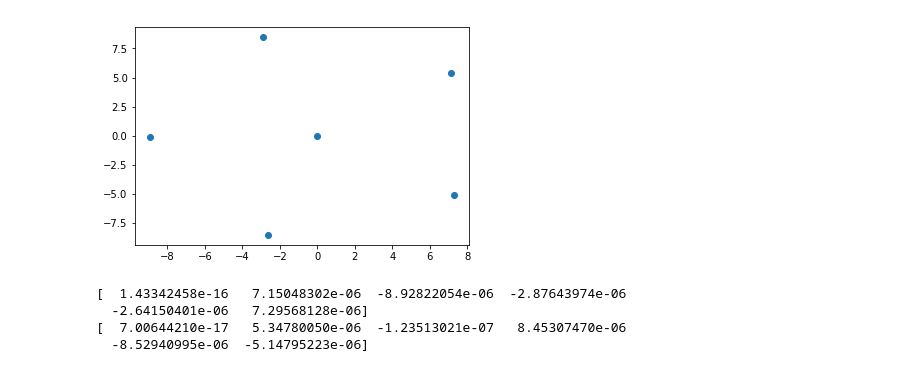
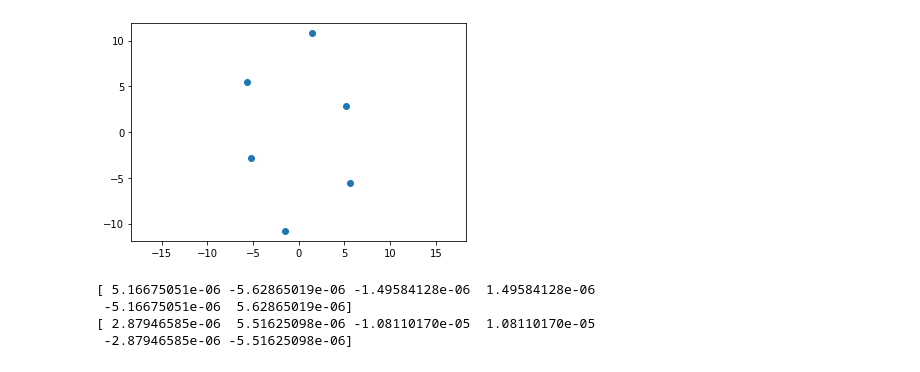
Before and after one commit to jzaris/cold-atoms-c, a Jupyter notebook: ModeAnalysisNotebook.ipynb, the cells around one changed output. Cells and saved outputs as stored; diff of their text form; code cells hidden in the pictures.

```diff
--- a/ModeAnalysisNotebook.ipynb
+++ b/ModeAnalysisNotebook.ipynb
@@ -7,7 +7,7 @@ import numpy as np
 num_ions=6
 mass_amu=9.012182
 vtrap=(0.0, -1750.0, -1970.0)
-v_wall=0.
+v_wall=300.
 frot=180000
 method='bfgs'
 frot_kHz = 1e-3*frot
@@ -23,16 +23,18 @@ ma_instance.run()
 # %%
 pos = ma_instance.uE
 # %%
-plt.scatter(pos[0:ma_instance.Nion]*1e6,pos[ma_instance.Nion:]*1e6)
+ax = plt.subplot()
+ax.axis('equal')
+ax.scatter(pos[0:ma_instance.Nion]*1e6,pos[ma_instance.Nion:]*1e6)
 plt.show()
 print(pos[:num_ions])
 print(pos[num_ions:])
 # %% [output]
-[figure, old version]
+[figure, new version]
-[  1.43342458e-16   7.15048302e-06  -8.92822054e-06  -2.87643974e-06
-  -2.64150401e-06   7.29568128e-06]
-[  7.00644210e-17   5.34780050e-06  -1.23513021e-07   8.45307470e-06
-  -8.52940995e-06  -5.14795223e-06]
+[ 5.16675051e-06 -5.62865019e-06 -1.49584128e-06  1.49584128e-06
+ -5.16675051e-06  5.62865019e-06]
+[ 2.87946585e-06  5.51625098e-06 -1.08110170e-05  1.08110170e-05
+ -2.87946585e-06 -5.51625098e-06]
 # %%
 x = np.array([2,1,3])
 y = np.array([5,4,6])
```
Also changed, not shown: 2 other files.
